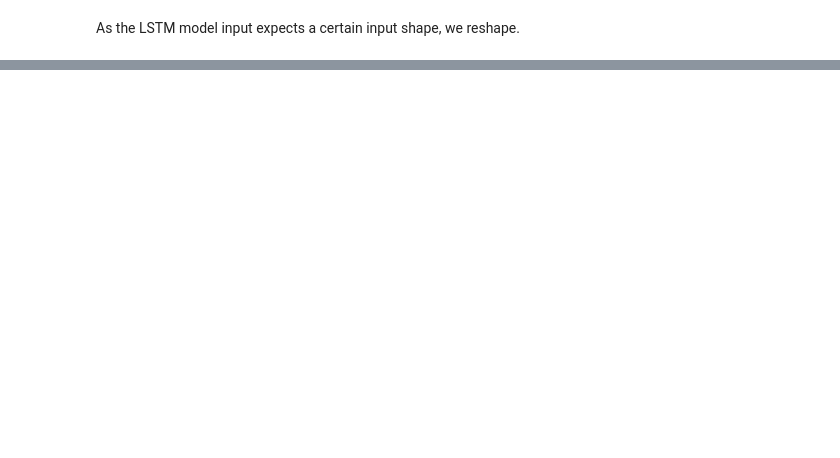
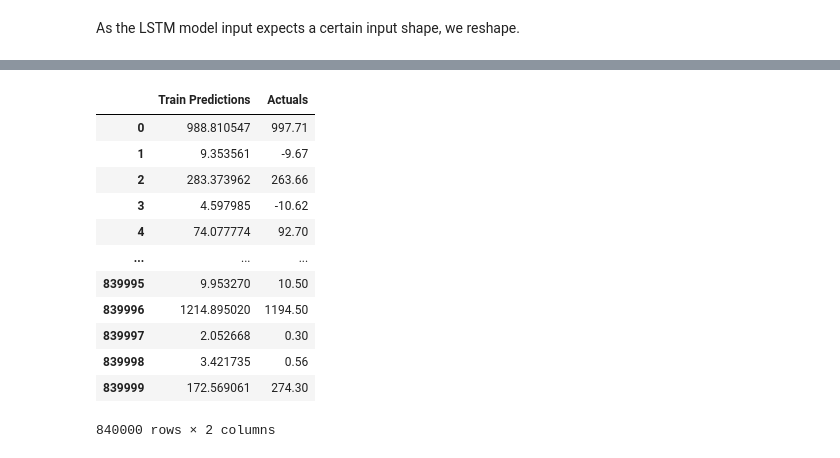
Before and after one commit to s0hams1nha/Thoucentric, a Jupyter notebook: TimeSeriesForescast.ipynb, the cells around one changed output, grey strips where cells are left out. Saved outputs shown, nothing was run; the diff lists cells and outputs as text; code cells hidden in the pictures; blank space fills up the shorter version.

```diff
--- a/TimeSeriesForescast.ipynb
+++ b/TimeSeriesForescast.ipynb
@@ -38,6 +38,8 @@ df.shape
 As we can see, the dataset is reduced 5 times.
 # %%
 df.index=pd.to_datetime(df['Date Time'], format='%d.%m.%Y %H:%M:%S')
+# %%
+df = df.drop(columns=['Date Time'])
 # %%
 temp=df['T (degC)']
 temp.plot()
@@ -111,0 +148,6 @@ ValueError: Failed to convert a NumPy array to a Tensor (Unsupported object type
+# %%
+train_predictions= model.predict(X_train).flatten()
+y_train1=y_train.flatten()
+train_results=pd.DataFrame(data={'Train Predictions': train_predictions, 'Actuals': y_train1})
+train_results
+# %% [output]
@@ -111,0 +155,13 @@ ValueError: Failed to convert a NumPy array to a Tensor (Unsupported object type
+|  | Train Predictions | Actuals |
+| 0 | 988.810547 | 997.71 |
+| 1 | 9.353561 | -9.67 |
+| 2 | 283.373962 | 263.66 |
+| 3 | 4.597985 | -10.62 |
+| 4 | 74.077774 | 92.70 |
+| ... | ... | ... |
+| 839995 | 9.953270 | 10.50 |
+| 839996 | 1214.895020 | 1194.50 |
+| 839997 | 2.052668 | 0.30 |
+| 839998 | 3.421735 | 0.56 |
+| 839999 | 172.569061 | 274.30 |
+840000 rows × 2 columns
```
Also changed, not shown: parts of 13 cells of this notebook, 2 other files.
